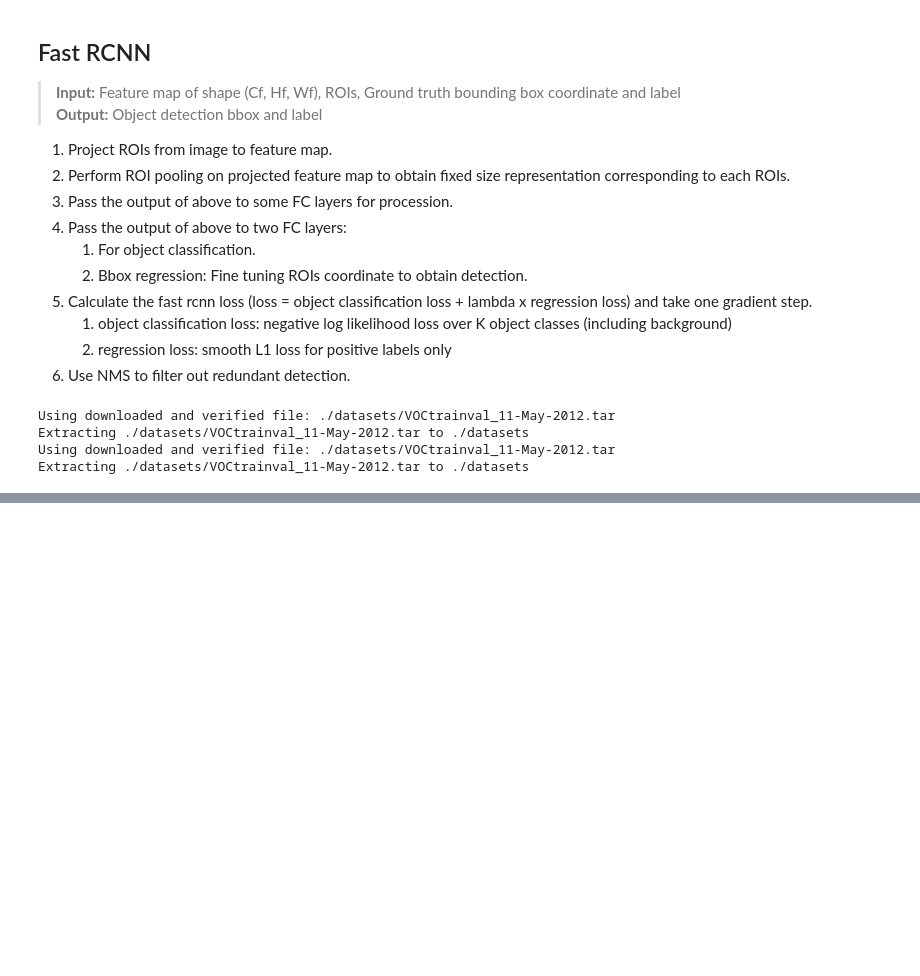
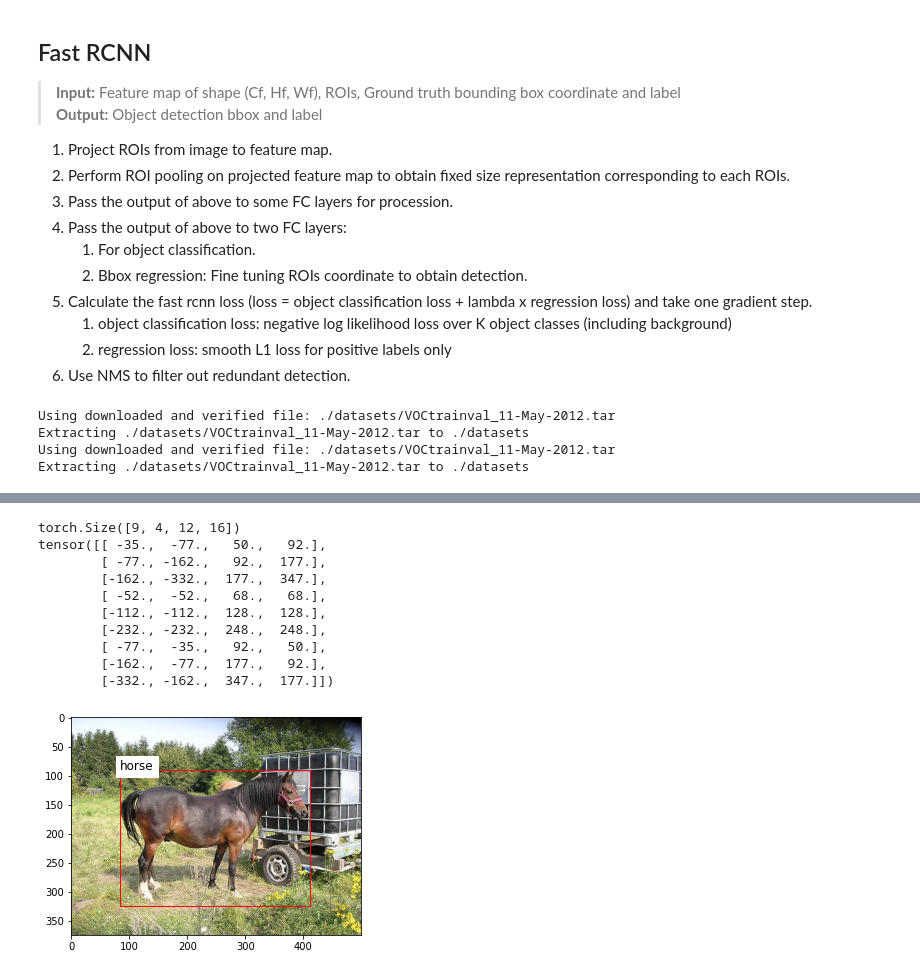
Before and after one commit to aditya-shriwastava/colab-notebooks, a Jupyter notebook: Faster_RCNN.ipynb, the cells around one changed output, grey strips where cells are left out. Drawn from its saved outputs; the diff is of its cells as text; code cells hidden in the pictures; blank space fills up the shorter version.

```diff
--- a/Faster_RCNN.ipynb
+++ b/Faster_RCNN.ipynb
@@ -174,52 +270,36 @@ test_bbox_utils()
 # %%
-class FastRCNN(nn.Module):
-  def __init__(self):
-    pass
+def preprocess(img, bboxs):
+  # 1. Resize the Image
+  _, H, W = img.shape
+  img = torchvision.transforms.Resize(300)(img)
+  _, H_, W_ = img.shape
 
-class RPN(nn.Module):
-  def __init__(self):
-    super().__init__()
-    self.lower_dim_mapping = nn.conv2d(2048, 512, 3, stride=1, padding=1)
-    self.objectness_score = nn.conv2d(512, 2*9, 1, stride=1, padding=1)
-    self.anchor_offset= nn.conv2d(512, 4*9, 1, stride=1, padding=1)
+  # 2. Resize the bboxs according to image resize
+  bboxs = bboxs * [W_/W, H_/H, W_/W, H_/H]
 
-  def forward(self, feature_map, bboxs):
-    feature_map = self.lower_dim_mapping(feature_map)
-    objectness_score = self.objectness_score(feature_map)
-    anchor_offset = self.anchor_offset(feature_map)
+  # 3. Normalize the the image
+  normalize = torchvision.transforms.Normalize((0.485, 0.456, 0.406), (0.229, 0.224, 0.225))
+  img = normalize(img)
+  return img, bboxs
 
-  def get_anchors(self, Hf, Wf):
-    pass
-
-class FasterRCNN(nn.Module):
-  def __init__(self):
-    super().__init__()
-    self.resnet50 = torchvision.models.resnet50(pretrained=True)
-    self.backbone = nn.Sequential(
-        self.resnet50.conv1,
-        self.resnet50.bn1,
-        self.resnet50.relu,
-        self.resnet50.maxpool,
-        self.resnet50.layer1,
-        self.resnet50.layer2,
-        self.resnet50.layer3,
-        self.resnet50.layer4)
-    self.rpn = RPN()
-    sef.fast_rcnn = FastRCNN()
-
-  def forward(self, img):
-    return self.resnet_base(img)
-
-  def preprocess(self, img, bboxs):
-    # 1. Resize the Image
-    _, H, W = img.shape
-    img = torchvision.transforms.Resize(300)(img)
-    _, H_, W_ = img.shape
-
-    # 2. Resize the bboxs according to image resize
-    bboxs = bboxs * [W_/W, H_/H, W_/W, H_/H]
-
-    # 3. Normalize the the image
-    normalize = torchvision.transforms.Normalize((0.485, 0.456, 0.406), (0.229, 0.224, 0.225))
-    img = normalize(img)
-    return img, bboxs
+# Training
+for img, meta in train_loader:
+  bboxs, labels, ids = get_bboxs_and_labels(meta)
+  disp(img[0], bboxs, labels)
+  faster_rcnn = FasterRCNN()
+  rpn = RPN()
+  feature_map = faster_rcnn(img)
+  rpn(feature_map, bboxs)
+  break
+# %% [output]
+torch.Size([9, 4, 12, 16])
+tensor([[ -35.,  -77.,   50.,   92.],
+        [ -77., -162.,   92.,  177.],
+        [-162., -332.,  177.,  347.],
+        [ -52.,  -52.,   68.,   68.],
+        [-112., -112.,  128.,  128.],
+        [-232., -232.,  248.,  248.],
+        [ -77.,  -35.,   92.,   50.],
+        [-162.,  -77.,  177.,   92.],
+        [-332., -162.,  347.,  177.]])
+[figure, added]
```
Also changed, not shown: parts of 7 cells of this notebook.
